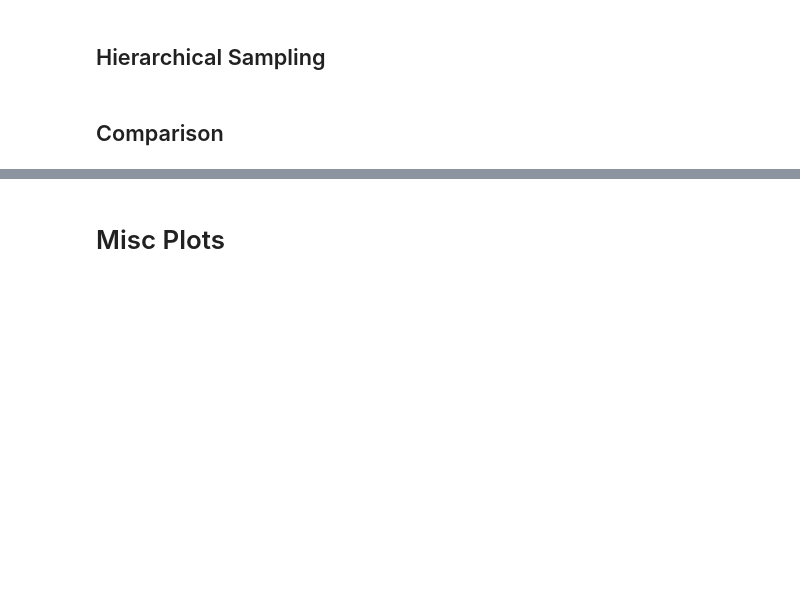
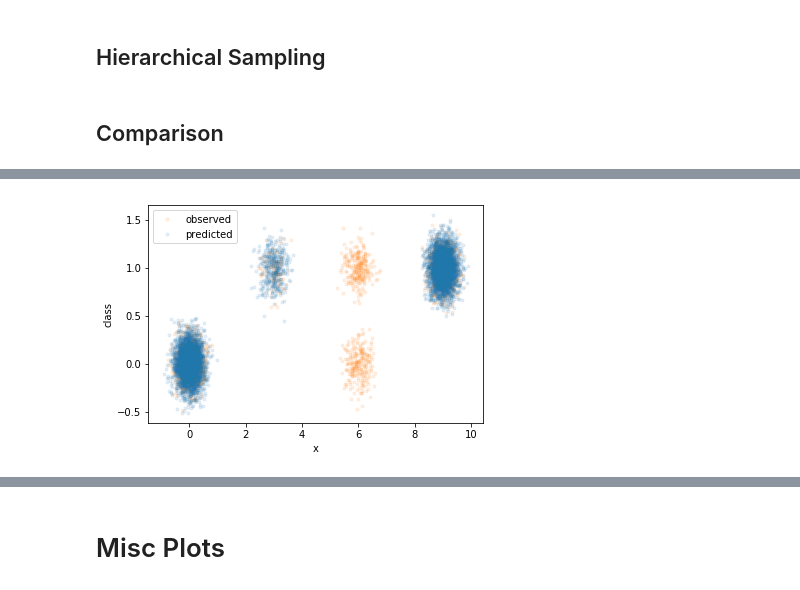
Before and after one commit to chmp/misc-exp, a Jupyter notebook: SemiSupervisedImages/HierarchicalSampling.ipynb, the cells around one changed output, grey strips where cells are left out. Saved outputs shown, nothing was run; the diff lists cells and outputs as text; code cells hidden in the pictures; blank space fills up the shorter version.

```diff
--- a/SemiSupervisedImages/HierarchicalSampling.ipynb
+++ b/SemiSupervisedImages/HierarchicalSampling.ipynb
@@ -207,0 +210,14 @@ plot_exploration(active_results, active_observed)
+# %%
+c0, c1 = get_color_cycle(2)
+
+plt.plot(
+    x[learner.observed_leaves], np.random.normal(y_synth[learner.observed_leaves], 0.15),
+    '.', alpha=0.1, color=c1, label='observed',
+)
+plt.plot(
+    x[~learner.observed_leaves], np.random.normal(y_synth[~learner.observed_leaves], 0.15),
+    '.', alpha=0.1, color=c0, label='predicted',
+)
+mpl_set(ylabel='class', xlabel='x', legend=True)
+# %% [output]
+[figure, added]
```
Also changed, not shown: parts of 14 cells of this notebook, 3 other files.
